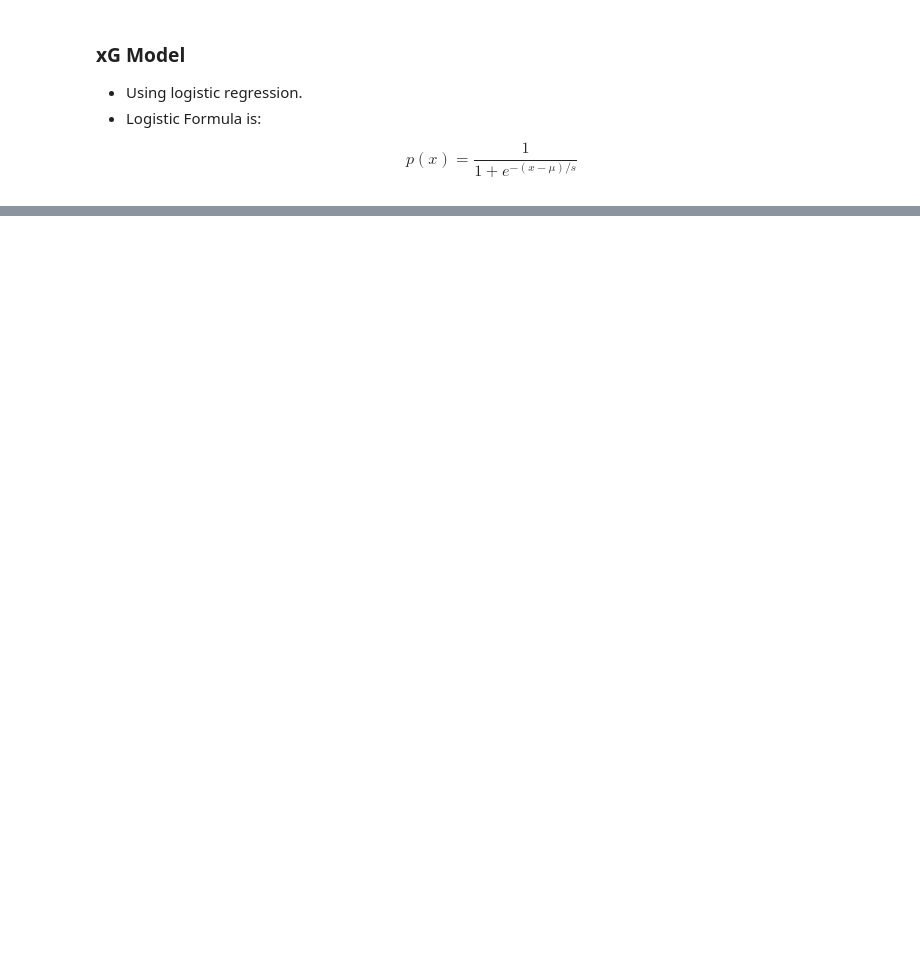
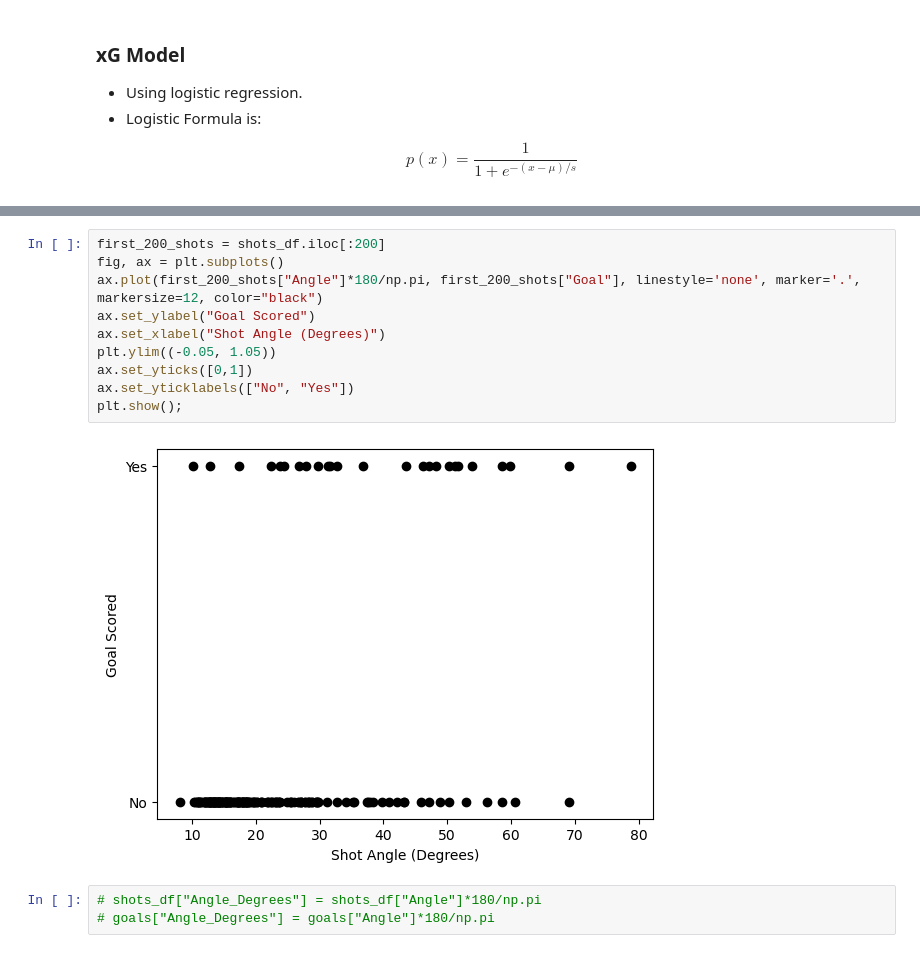
Before and after one commit to jimmybunter01/Soccermatics, a Jupyter notebook: Notebooks/2_Models/xG_modelling.ipynb, the cells around one changed output, grey strips where cells are left out. Drawn from its saved outputs; the diff is of its cells as text; blank space fills up the shorter version.

```diff
--- a/Notebooks/2_Models/xG_modelling.ipynb
+++ b/Notebooks/2_Models/xG_modelling.ipynb
@@ -165,0 +171,15 @@ $$
+# %%
+first_200_shots = shots_df.iloc[:200]
+fig, ax = plt.subplots()
+ax.plot(first_200_shots["Angle"]*180/np.pi, first_200_shots["Goal"], linestyle='none', marker='.', markersize=12, color="black")
+ax.set_ylabel("Goal Scored")
+ax.set_xlabel("Shot Angle (Degrees)")
+plt.ylim((-0.05, 1.05))
+ax.set_yticks([0,1])
+ax.set_yticklabels(["No", "Yes"])
+plt.show();
+# %% [output]
+[figure, added]
+# %%
+# shots_df["Angle_Degrees"] = shots_df["Angle"]*180/np.pi
+# goals["Angle_Degrees"] = goals["Angle"]*180/np.pi
```
Also changed, not shown: parts of 21 cells of this notebook.
